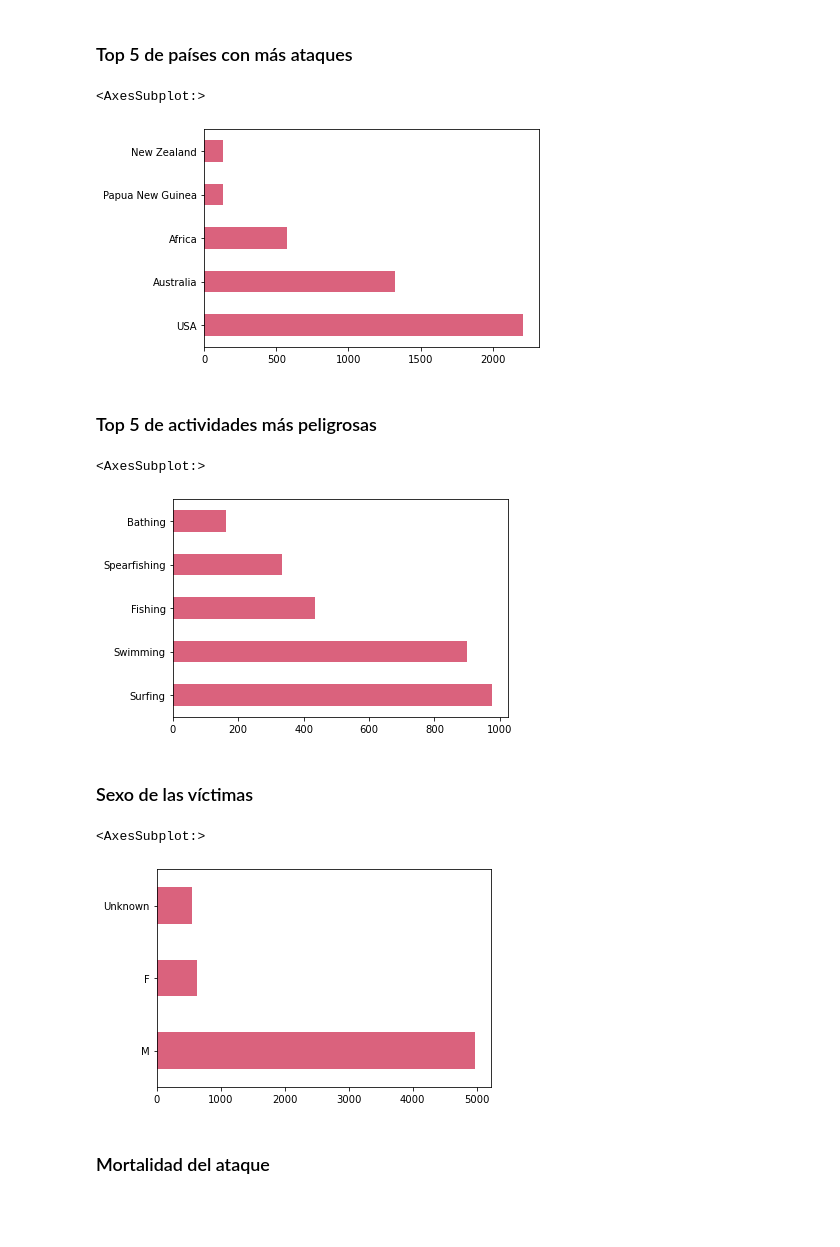
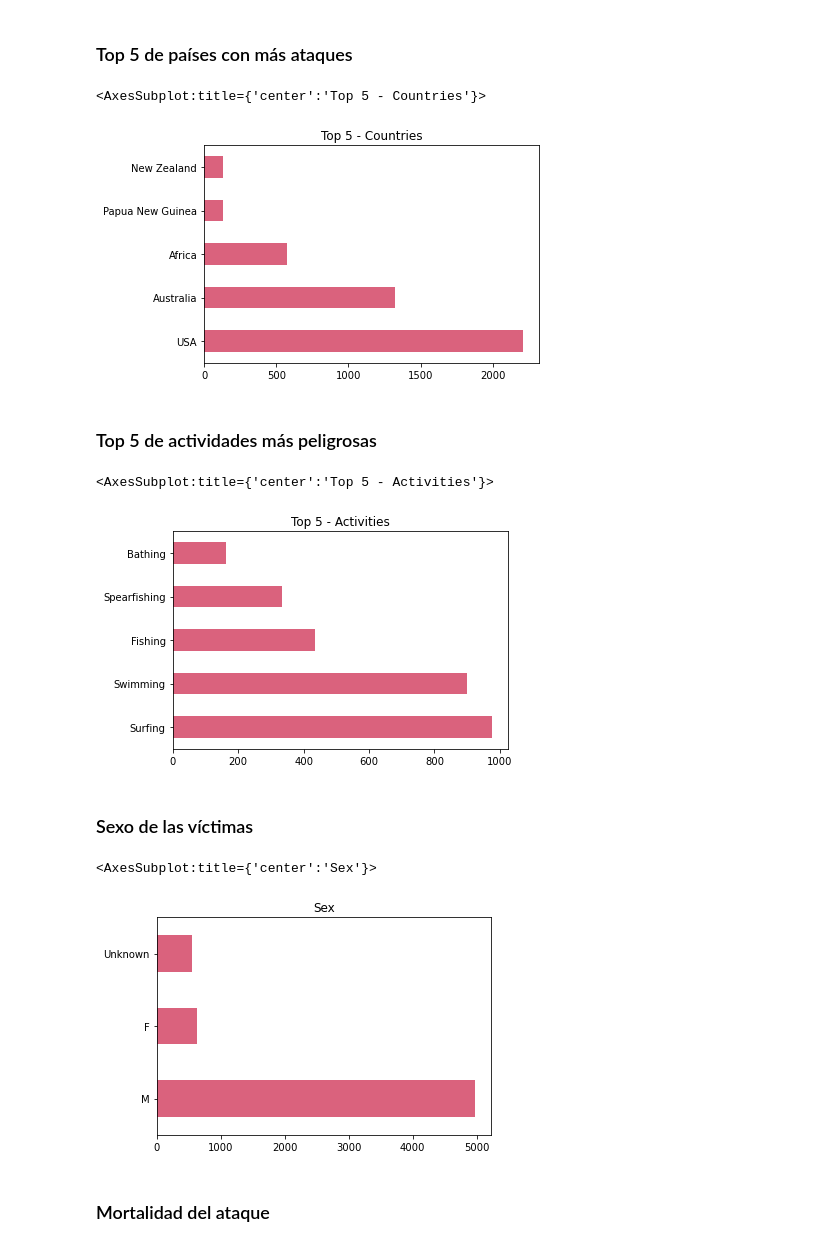
Before and after one commit to ta-datapt-bcn/project-pandas, a Jupyter notebook: data-wrangling.ipynb, the cells around one changed output. Drawn from its saved outputs; the diff is of its cells as text; code cells hidden in the pictures; blank space fills up the shorter version.

```diff
--- a/data-wrangling.ipynb
+++ b/data-wrangling.ipynb
@@ -557,25 +565,25 @@ plt.rcParams['figure.figsize'] = (20,8)
 ### Top 5 de países con más ataques
 # %%
 top5_country = attacks['Country'].value_counts().sort_values(ascending=False).head()
-top5_country.plot(kind='barh', color='#DA627D')
+top5_country.plot(kind='barh', title="Top 5 - Countries", color='#DA627D')
 # %% [output]
-<AxesSubplot:>
+<AxesSubplot:title={'center':'Top 5 - Countries'}>
-[figure, old version]
+[figure, new version]
 # %% [markdown]
 ### Top 5 de actividades más peligrosas
 # %%
 top5_activity = attacks.Activity[attacks['Activity'] != 'Unknown'].value_counts().sort_values(ascending=False).head()
-top5_activity.plot(kind='barh', color='#DA627D')
+top5_activity.plot(kind='barh', title="Top 5 - Activities", color='#DA627D')
 # %% [output]
-<AxesSubplot:>
+<AxesSubplot:title={'center':'Top 5 - Activities'}>
-[figure, old version]
+[figure, new version]
 # %% [markdown]
 ### Sexo de las víctimas
 # %%
-attacks['Sex'].value_counts().sort_values(ascending=False).plot(kind='barh', color='#DA627D')
+attacks['Sex'].value_counts().sort_values(ascending=False).plot(kind='barh', title="Sex", color='#DA627D')
 # %% [output]
-<AxesSubplot:>
+<AxesSubplot:title={'center':'Sex'}>
-[figure, old version]
+[figure, new version]
 # %% [markdown]
 ### Mortalidad del ataque
 # %%
```
Also changed, not shown: parts of 3 cells of this notebook, 1 other file.
